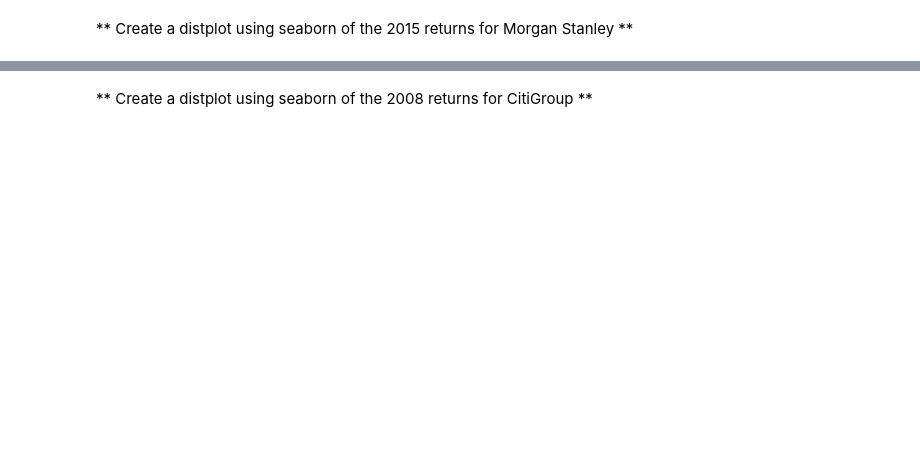
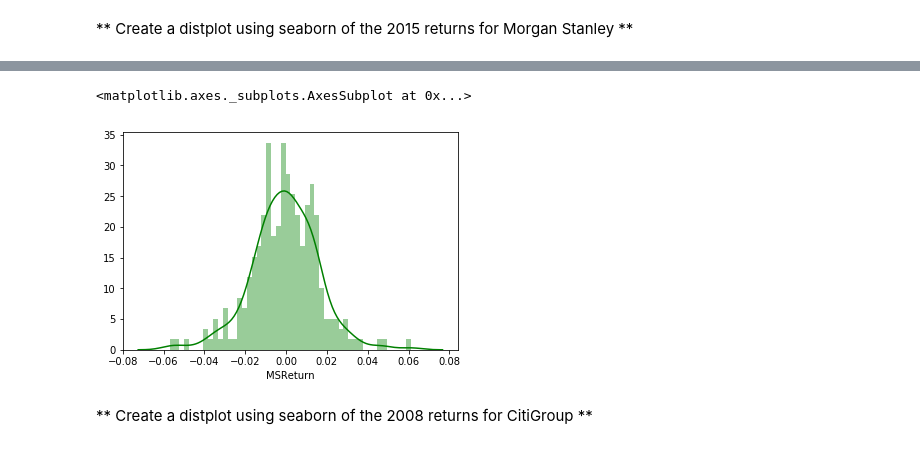
Before and after one commit to achliopa/udemy_PythonDSMLBootcamp, a Jupyter notebook: CourseRepo/Data-Capstone-Projects/Finance Project .ipynb, the cells around one changed output, grey strips where cells are left out. Saved outputs shown, nothing was run; the diff lists cells and outputs as text; code cells hidden in the pictures; blank space fills up the shorter version.

```diff
--- a/CourseRepo/Data-Capstone-Projects/Finance Project .ipynb
+++ b/CourseRepo/Data-Capstone-Projects/Finance Project .ipynb
@@ -168,2 +197,7 @@ using a non-integer number instead of an integer will result in an error in the
+# %%
+sns.distplot(returns.ix['2015-01-01':'2015-12-31']['MSReturn'][1:],color='green',bins=50)
+# %% [output]
+<matplotlib.axes._subplots.AxesSubplot at 0x...>
+[figure, added]
 # %% [markdown]
 ** Create a distplot using seaborn of the 2008 returns for CitiGroup **
```
Also changed, not shown: parts of 37 cells of this notebook.
